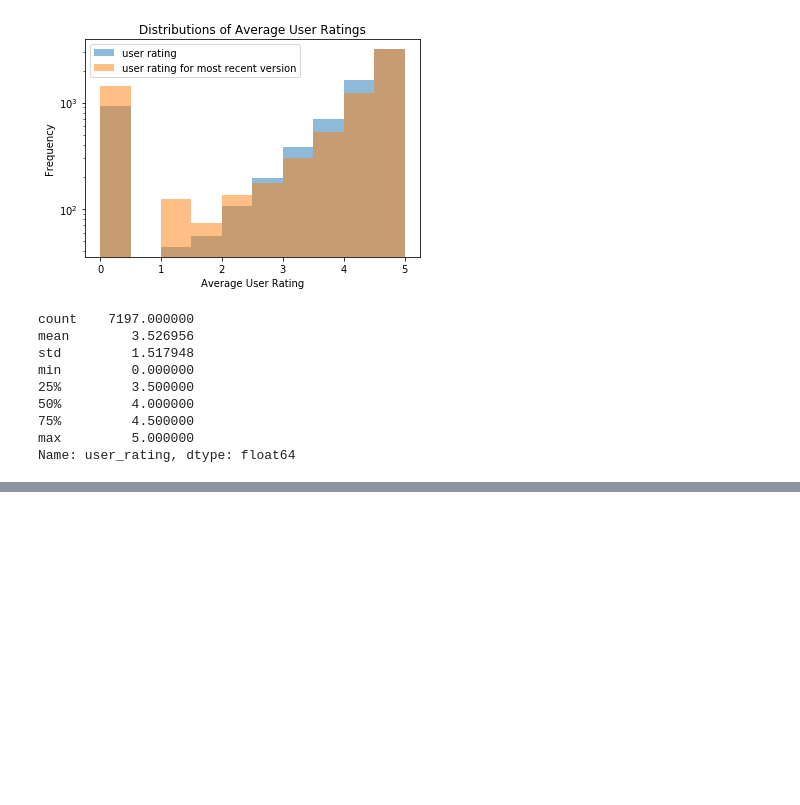
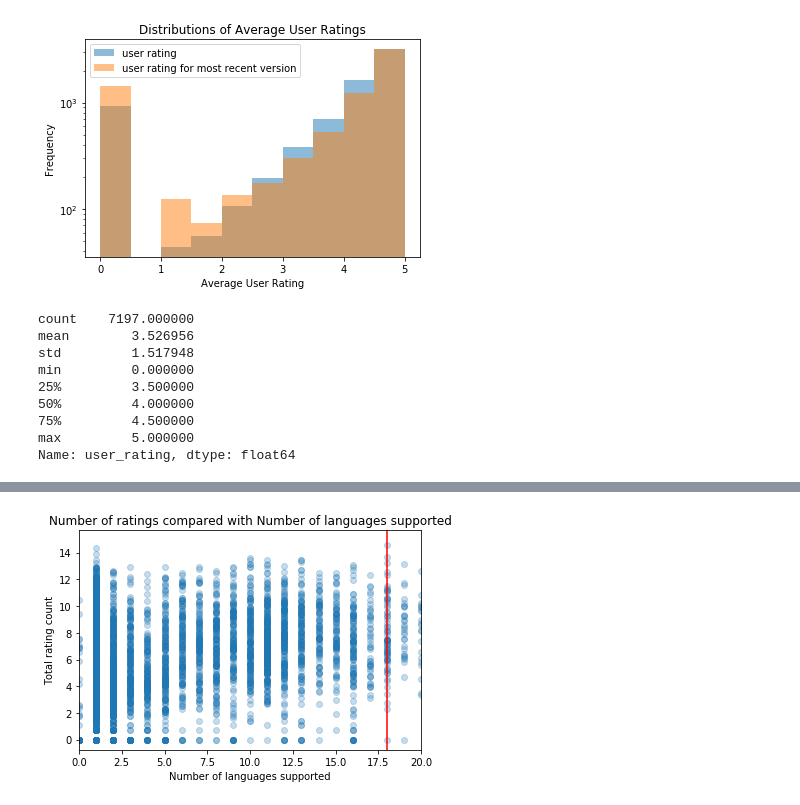
Before and after one commit to cgman64/apple-store-analysis, a Jupyter notebook: appStoreAnalysis.ipynb, the cells around one changed output, grey strips where cells are left out. Cells and saved outputs as stored; diff of their text form; code cells hidden in the pictures; blank space fills up the shorter version.

```diff
--- a/appStoreAnalysis.ipynb
+++ b/appStoreAnalysis.ipynb
@@ -257,0 +373,13 @@ We can infer from the distributions of average user rating, that user ratings do
+# %%
+total_ratings = store['rating_count_tot']
+n_lang = store['lang.num']
+plt.stripplot(n_lang,total_ratings.apply(lambda x: np.log(x + 1)),alpha=0.25)
+plt.ylabel('Total rating count')
+plt.xlabel('Number of languages supported')
+plt.title('Number of ratings compared with Number of languages supported')
+plt.axvline(x=18, color='r')
+plt.xlim(0,20)
+plt.tight_layout()
+plt.show()
+# %% [output]
+[figure, added]
```
Also changed, not shown: parts of 12 cells of this notebook.
